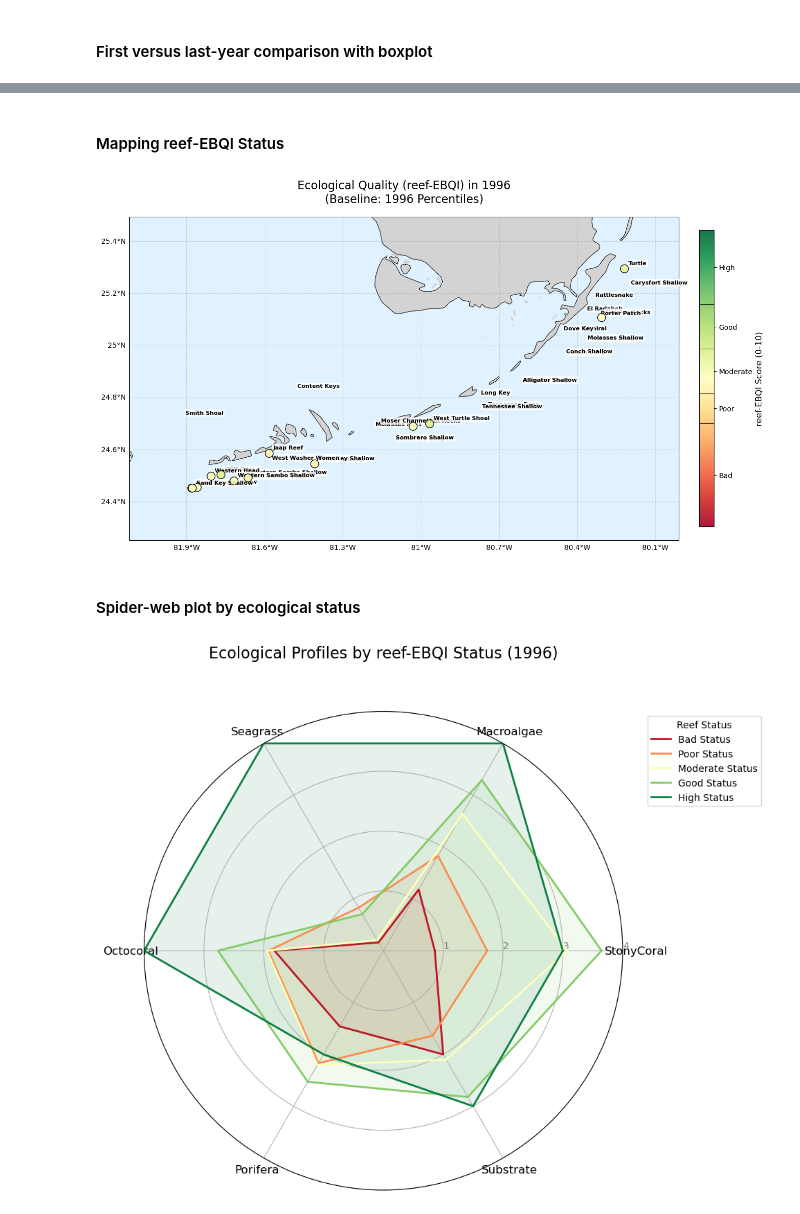
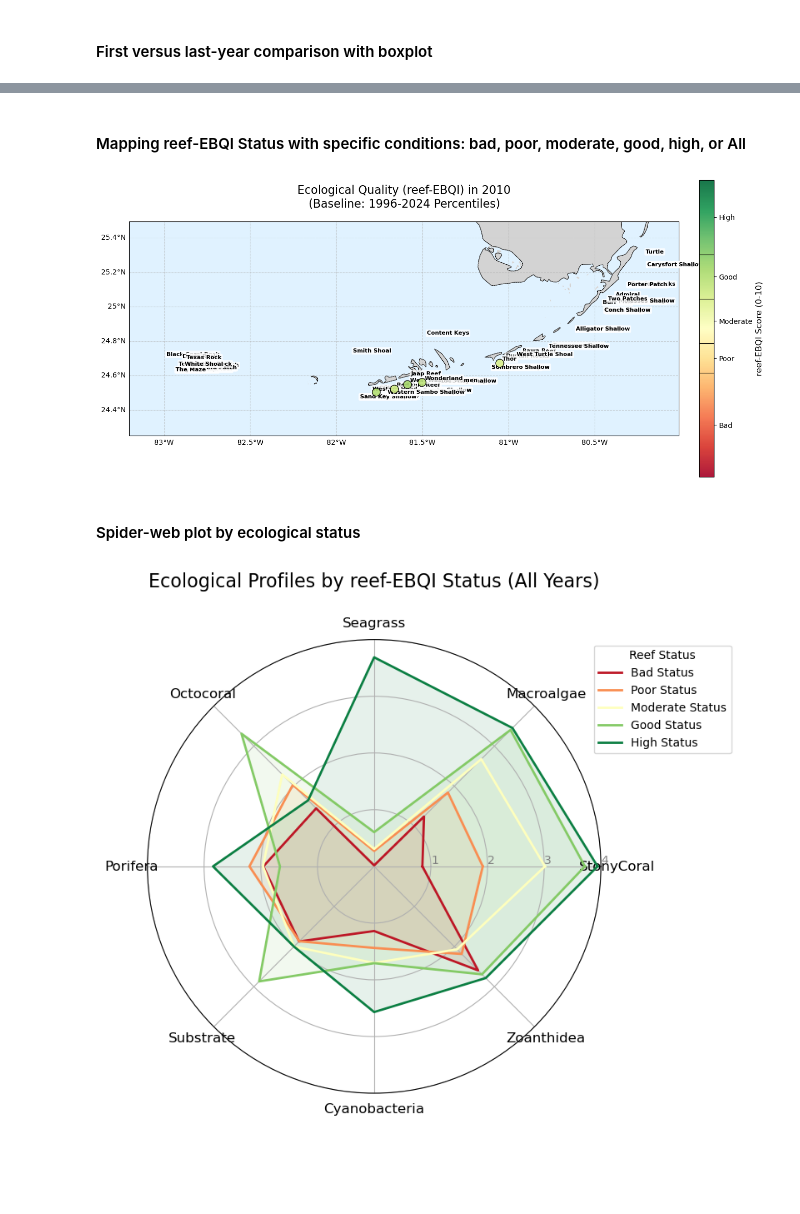
Before and after one commit to eqmh/multitressor, a Jupyter notebook: corals_stressors.ipynb, the cells around one changed output, grey strips where cells are left out. Cells and saved outputs as stored; diff of their text form; code cells hidden in the pictures; blank space fills up the shorter version.

```diff
--- a/corals_stressors.ipynb
+++ b/corals_stressors.ipynb
@@ -15,16 +15,20 @@ from shapely.geometry import Point
 import seaborn as sns
 
 # Setting the path for convenience
-data_dir = os.path.expanduser("~/multitressor/CREMP_CSV_Files")
-print(f"Environment ready. Data directory set to: {data_dir}")
+data_dir_fk = os.path.expanduser("~/multitressor/CREMP_CSV_Files")
+data_dir_dt = os.path.expanduser("~/multitressor/DTCREMP_CSV_Files")
+print(f"Environment ready. Data directory set to: {data_dir_fk}")
 # %% [output]
 Environment ready. Data directory set to: /home/enrique.montes@CNS.local/multitressor/CREMP_CSV_Files
 # %% [markdown]
 #### Load data and render map showing location of CREMP monitoring sites
 # %%
 # 1. Load the dataset
-stations_path = os.path.join(data_dir, "CREMP_Stations_2024.csv")
-df_stations = pd.read_csv(stations_path)
+stations_path_fk = os.path.join(data_dir_fk, "CREMP_Stations_2024.csv")
+stations_path_dt = os.path.join(data_dir_dt, "DTCREMP_Stations_2024.csv")
+df_stations_fk = pd.read_csv(stations_path_fk)
+df_stations_dt = pd.read_csv(stations_path_dt)
+df_stations = pd.concat([df_stations_fk, df_stations_dt], ignore_index=True)
 
 # 2. Initialize the map with Satellite Imagery
 # We use Esri.WorldImagery for the satellite background
@@ -63,10 +67,14 @@ m
 # %% [markdown]
 #### Benthic trend analysis and mapping
 # %%
-# Load data and calculate trends
-pcover_path = os.path.join(data_dir, "CREMP_Pcover_StonyCoralSpecies_2024.csv")
-df_pcover = pd.read_csv(pcover_path)
+# Load data
+pcover_path_fk = os.path.join(data_dir_fk, "CREMP_Pcover_StonyCoralSpecies_2024.csv")
+pcover_path_dt = os.path.join(data_dir_dt, "DTCREMP_Pcover_StonyCoralSpecies_2024.csv")
+df_pcover_fk = pd.read_csv(pcover_path_fk)
+df_pcover_dt = pd.read_csv(pcover_path_dt)
+df_pcover = pd.concat([df_pcover_fk, df_pcover_dt], ignore_index=True)
 
+# Calculate total stony coral cover per site per year
 species_cols = df_pcover.columns[11:]
 df_pcover['Total_Cover'] = df_pcover[species_cols].sum(axis=1)
 site_annual = df_pcover.groupby(['SiteName', 'SampleYear'])['Total_Cover'].mean().reset_index()
@@ -281,8 +289,11 @@ plt.show()
 # %% [markdown]
 #### Check stations where a selected TAXONOMIC GROUP shows a significant (p < 0.05) trend
 # %%
-taxagroups_path = os.path.join(data_dir, "CREMP_Pcover_TaxaGroups_2024.csv")
-df_taxagroups = pd.read_csv(taxagroups_path)
+taxagroups_path_fk = os.path.join(data_dir_fk, "CREMP_Pcover_TaxaGroups_2024.csv")
+taxagroups_path_dt = os.path.join(data_dir_dt, "DTCREMP_Pcover_TaxaGroups_2024.csv")
+df_taxagroups_fk = pd.read_csv(taxagroups_path_fk)
+df_taxagroups_dt = pd.read_csv(taxagroups_path_dt)
+df_taxagroups = pd.concat([df_taxagroups_fk, df_taxagroups_dt], ignore_index=True)
 
 # --- Spatial Analysis for a Selected Group ---
 selected_group = 'Macroalgae'
@@ -315,7 +326,7 @@ ax.add_feature(cfeature.OCEAN.with_scale('10m'), facecolor='#e0f2ff')
 
 # Plot Trends
 sc = ax.scatter(df_sig_map['lonDD'], df_sig_map['latDD'],
-                c=df_sig_map['Slope'], cmap='RdYlGn',
+                c=df_sig_map['Slope'], cmap='RdYlGn_r',
                 s=120, edgecolor='black', transform=ccrs.PlateCarree(), zorder=3)
 
 # Add Legend/Colorbar
@@ -596,5 +622,5 @@ Refined reef-EBQI Results (Using 1996 Percentile Baseline):
 # %% [markdown]
-#### Mapping reef-EBQI Status
+#### Mapping reef-EBQI Status with specific conditions: bad, poor, moderate, good, high, or All
 # %%
 # Prepare Geographic Coordinates
 df_coords = df_stations[['Site_name', 'latDD', 'lonDD']].drop_duplicates(subset='Site_name')
@@ -603,10 +629,10 @@ df_coords = df_stations[['Site_name', 'latDD', 'lonDD']].drop_duplicates(subset=
 df_ebqi_map = pd.merge(site_ebqi, df_coords, left_on='SiteName', right_on='Site_name')
 
 # Filter for the selected year
-selected_year = 1996
+selected_year = 2010
 df_ebqi_sel = df_ebqi_map[df_ebqi_map['SampleYear'] == selected_year].copy()
 
-target_status = 'Moderate'  # Options: 'All', 'Bad', 'Poor', 'Moderate', 'Good', 'High'
+target_status = 'Good'  # Options: 'All', 'Bad', 'Poor', 'Moderate', 'Good', 'High'
 
 if target_status == 'All':
     df_plot = df_ebqi_sel.copy()
@@ -639,41 +665,44 @@ cbar.set_label('reef-EBQI Score (0-10)', fontsize=12)
 status_ticks = [1.75, 4.0, 5.25, 6.75, 8.75]
 status_labels = ['Bad', 'Poor', 'Moderate', 'Good', 'High']
 
 cbar.set_ticks(status_ticks)
 cbar.set_ticklabels(status_labels)
 
 # Optional: Add boundary lines on the colorbar for visual clarity
 for threshold in [3.5, 4.5, 6.0, 7.5]:
     cbar.ax.axhline(threshold, color='black', linewidth=0.8)
 
 # Set map limits and gridlines
 ax.set_extent([df_ebqi_map['lonDD'].min() - 0.2, df_ebqi_map['lonDD'].max() + 0.2,
                df_ebqi_map['latDD'].min() - 0.2, df_ebqi_map['latDD'].max() + 0.2],
               crs=ccrs.PlateCarree())
 
 gl = ax.gridlines(draw_labels=True, linestyle='--', alpha=0.5, zorder=3)
 gl.top_labels = False
 gl.right_labels = False
 
 # Label significant or problematic sites
 # Labeling 'Bad' and 'Poor' status sites to highlight areas of concern
 for idx, row in df_ebqi_sel.iterrows():
     if target_status != 'All' or row['Status'] in ['Bad', 'Poor']:
         ax.text(row['lonDD'] + 0.015, row['latDD'] + 0.015, row['SiteName'],
                 fontsize=8, transform=ccrs.PlateCarree(), fontweight='bold',
                 bbox=dict(boxstyle='round,pad=0.2', fc='white', alpha=0.8, ec='none'))
 
-plt.title(f'Ecological Quality (reef-EBQI) in {selected_year}\n(Baseline: 1996 Percentiles)', fontsize=16, pad=20)
+plt.title(f'Ecological Quality (reef-EBQI) in {selected_year}\n(Baseline: 1996-2024 Percentiles)', fontsize=16, pad=20)
 plt.tight_layout()
 plt.show()
 # %% [output]
-[figure, old version]
+[figure, new version]
 # %% [markdown]
 #### Spider-web plot by ecological status
 # %%
-# Selection Parameters
-year_selection = 1996
-df_selected_year = df_taxagroups[df_taxagroups['SampleYear'] == year_selection].copy()
+# Plot index for a selected year
+# year_selection = 1996
+# df_selected_year = df_taxagroups[df_taxagroups['SampleYear'] == year_selection].copy()
+
+# Or use all years for average profiles
+df_selected_year = df_taxagroups.copy()
 
 # --- Define Status Order and matching Colors from 'RdYlGn' ---
 status_levels = ['Bad', 'Poor', 'Moderate', 'Good', 'High']
@@ -696,7 +725,9 @@ def get_scores_and_status(row):
         'Seagrass':      score_positive(row['Seagrass'],   threshold_map['Seagrass']),
         'Octocoral':     score_positive(row['Octocoral'],  threshold_map['Octocoral']),
         'Porifera':      score_negative(row['Porifera'],   threshold_map['Porifera']),
-        'Substrate':     score_negative(row['Substrate'], threshold_map['Substrate'])
+        'Substrate':     score_negative(row['Substrate'], threshold_map['Substrate']),
+        'Cyanobacteria': score_negative(row['Cyanobacteria'], threshold_map['Cyanobacteria']),
+        'Zoanthidea':    score_negative(row['Zoanthidea'],  threshold_map['Zoanthidea'])
     }
     # Calculate EBQI and Status to ensure we are grouping correctly
     ebqi = calculate_refined_ebqi(row)
@@ -707,12 +738,12 @@ def get_scores_and_status(row):
 df_scores_status = df_selected_year.apply(get_scores_and_status, axis=1)
 
 # Prepare Plotting Basics
-categories = ['StonyCoral', 'Macroalgae', 'Seagrass', 'Octocoral', 'Porifera', 'Substrate']
+categories = ['StonyCoral', 'Macroalgae', 'Seagrass', 'Octocoral', 'Porifera', 'Substrate', 'Cyanobacteria', 'Zoanthidea']
 N = len(categories)
 angles = [n / float(N) * 2 * np.pi for n in range(N)]
 angles += angles[:1] # Close the circle
 
-fig, ax = plt.subplots(figsize=(10, 10), subplot_kw=dict(polar=True))
+fig, ax = plt.subplots(figsize=(8, 8), subplot_kw=dict(polar=True))
 
 # --- Loop through each Status level to plot separate profiles ---
 for status in status_levels:
@@ -736,11 +767,11 @@ ax.set_rlabel_position(0)
 plt.yticks([1, 2, 3, 4], ["1", "2", "3", "4"], color="grey", size=10)
 plt.ylim(0, 4)
 
-plt.title(f'Ecological Profiles by reef-EBQI Status ({year_selection})',
+plt.title(f'Ecological Profiles by reef-EBQI Status (All Years)',
           size=16, color='black', y=1.1)
 plt.legend(loc='upper right', bbox_to_anchor=(1.3, 1.0), title="Reef Status")
 
 plt.tight_layout()
 plt.show()
 # %% [output]
-[figure, old version]
+[figure, new version]
```
Also changed, not shown: parts of 10 cells of this notebook.
